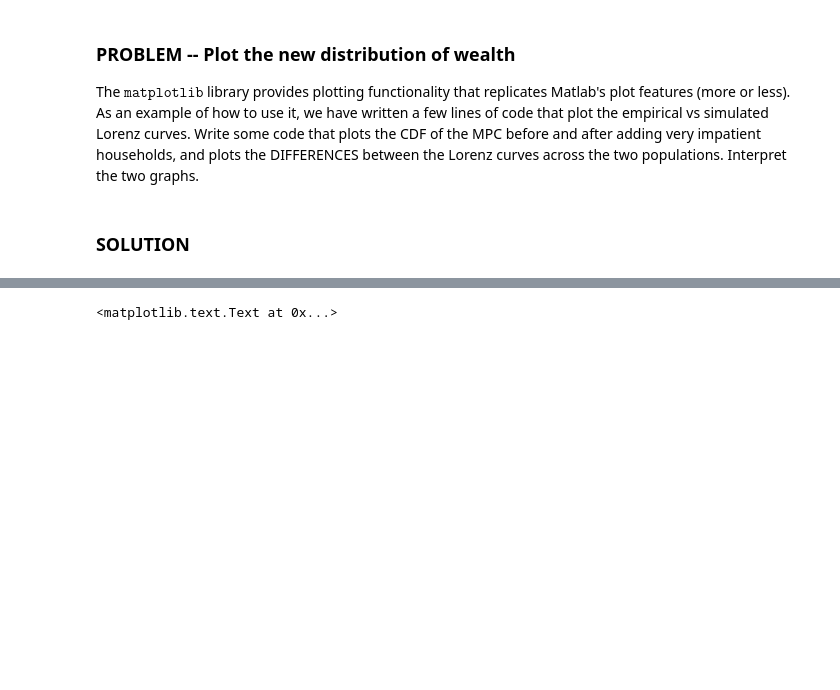
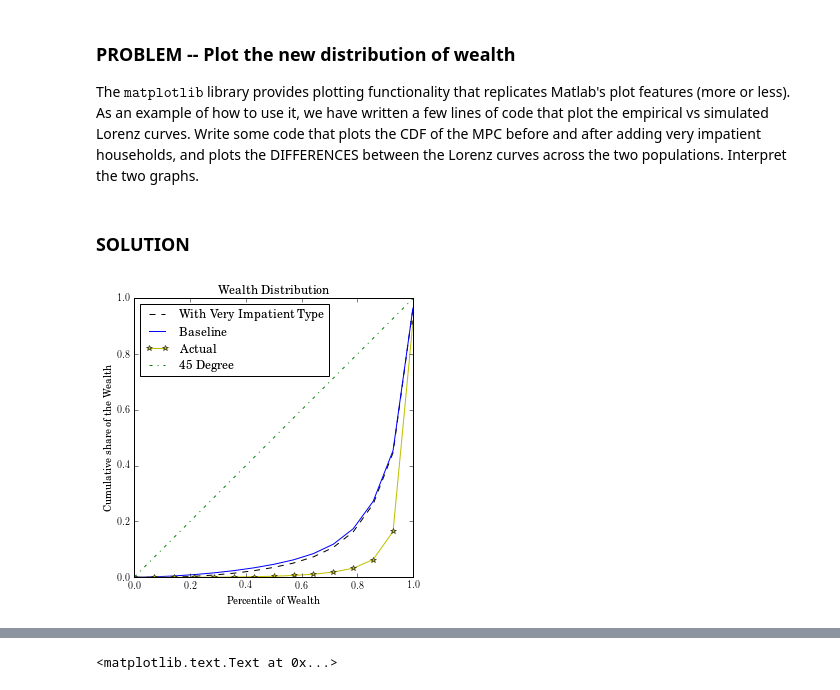
Before and after one commit to iworld1991/DemARK_course, a Jupyter notebook: notebooks/Micro-and-Macro-Implications-of-Very-Impatient-HHs-Problems-TWang.ipynb, the cells around one changed output, grey strips where cells are left out. Cells and saved outputs as stored; diff of their text form; code cells hidden in the pictures; blank space fills up the shorter version.

```diff
--- a/notebooks/Micro-and-Macro-Implications-of-Very-Impatient-HHs-Problems-TWang.ipynb
+++ b/notebooks/Micro-and-Macro-Implications-of-Very-Impatient-HHs-Problems-TWang.ipynb
@@ -372,6 +359,29 @@ LorenzDistance(lorenz_baseline,lorenz_new)
 The $\texttt{matplotlib}$ library provides plotting functionality that replicates Matlab's plot features (more or less). As an example of how to use it, we have written a few lines of code that plot the empirical vs simulated Lorenz curves.  Write some code that plots the CDF of the MPC before and after adding very impatient households, and plots the DIFFERENCES between the Lorenz curves across the two populations.  Interpret the two graphs.
 # %% [markdown]
 ### SOLUTION
+# %%
+baseline_wealth = np.concatenate([ThisType.aLvlNow for ThisType in MyTypes])
+new_wealth =  np.concatenate([ThisType.aLvlNow for ThisType in NewTypes])
+
+pctiles = np.linspace(0.001,0.999,15)
+baseline_Lorenz_points = getLorenzShares(baseline_wealth,percentiles=pctiles)
+new_Lorenz_points = getLorenzShares(new_wealth,percentiles=pctiles)
+scf_Lorenz_points = getLorenzShares(SCF_wealth,percentiles=pctiles)
+
+## Plot
+plt.figure(figsize=(5,5))
+plt.title('Wealth Distribution')
+plt.plot(pctiles,new_Lorenz_points,'--k',label='With Very Impatient Type')
+plt.plot(pctiles,baseline_Lorenz_points,'-b',label='Baseline')
+plt.plot(pctiles,scf_Lorenz_points,'y-*',label='Actual')
+plt.plot(pctiles,pctiles,'g-.',label='45 Degree')
+plt.xlabel('Percentile of Wealth')
+plt.ylabel('Cumulative share of the Wealth')
+plt.legend(loc=2)
+plt.ylim([0,1])
+plt.show()
+# %% [output]
+[figure, added]
 # %%
 baseline_MPC = np.concatenate([ThisType.MPCnow for ThisType in MyTypes])
 new_MPC =  np.concatenate([ThisType.MPCnow for ThisType in NewTypes])
```
Also changed, not shown: parts of 10 cells of this notebook, 1 other file.
